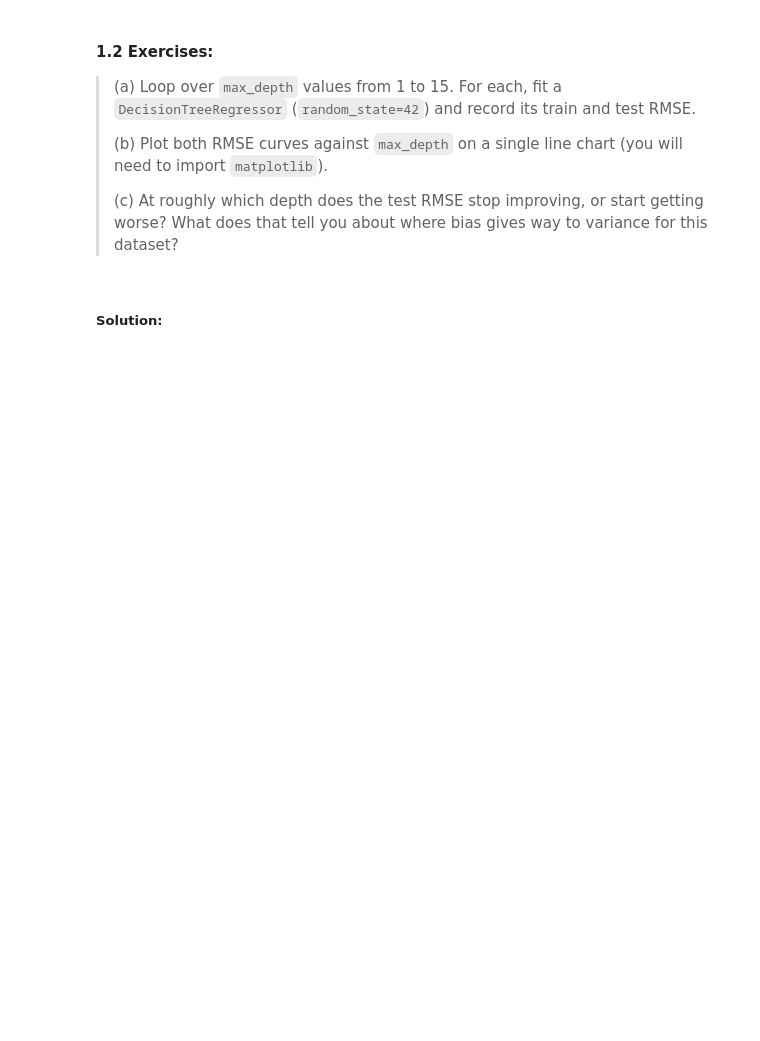
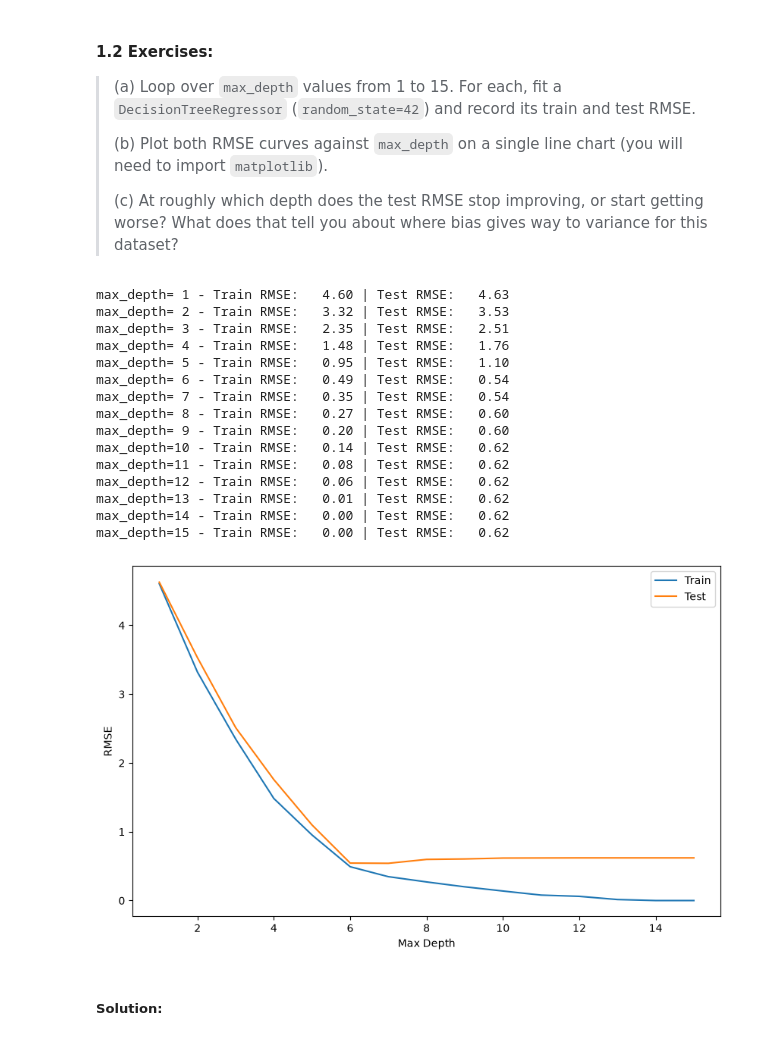
Before and after one commit to JuanBettinelli/Machine_Learning_for_Applied_Research, a Jupyter notebook: MLfAR_04_training.ipynb, the cells around one changed output. Drawn from its saved outputs; the diff is of its cells as text; code cells hidden in the pictures; blank space fills up the shorter version.

```diff
--- a/MLfAR_04_training.ipynb
+++ b/MLfAR_04_training.ipynb
@@ -131,6 +191,45 @@ for depth in [3, None]:
 > (c) At roughly which depth does the test RMSE stop improving, or start getting worse? What does that tell you about where bias gives way to variance for this dataset?
 # %%
 # Your solution:
+# (a) Loop over `max_depth` values from 1 to 15. For each, fit a `DecisionTreeRegressor` (`random_state=42`) and record its train and test RMSE.
+
+for depth in range(1, 16):
+    tree = DecisionTreeRegressor(max_depth=depth, random_state=42)
+    tree.fit(X_train, y_train)
+    train_rmse = rmse(y_train, tree.predict(X_train))
+    test_rmse = rmse(y_test, tree.predict(X_test))
+    print(f"max_depth={depth:2d} - Train RMSE: {train_rmse:6.2f} | Test RMSE: {test_rmse:6.2f}")
+
+# (b) Plot both RMSE curves against `max_depth` on a single line chart (you will need to import `matplotlib`).
+import matplotlib.pyplot as plt
+
+plt.figure(figsize=(10, 6))
+plt.plot([d for d in range(1, 16)], [rmse(y_train, DecisionTreeRegressor(max_depth=d, random_state=42).fit(X_train, y_train).predict(X_train)) for d in range(1, 16)], label='Train')
+plt.plot([d for d in range(1, 16)], [rmse(y_test, DecisionTreeRegressor(max_depth=d, random_state=42).fit(X_train, y_train).predict(X_test)) for d in range(1, 16)], label='Test')
+plt.xlabel('Max Depth')
+plt.ylabel('RMSE')
+plt.legend()
+plt.show()
+
+# (c) At roughly which depth does the test RMSE stop improving, or start getting worse? What does that tell you about where bias gives way to variance for this dataset?
+# The test RMSE stops improving and starts getting worse around max_depth=6-7. This indicates that the model starts to overfit the training data as the depth increases, leading to a decrease in generalization performance on the test set. This is a classic sign of the bias-variance tradeoff, where increasing model complexity (depth) initially reduces bias but eventually increases variance, resulting in poorer performance on unseen data.
+# %% [output]
+max_depth= 1 - Train RMSE:   4.60 | Test RMSE:   4.63
+max_depth= 2 - Train RMSE:   3.32 | Test RMSE:   3.53
+max_depth= 3 - Train RMSE:   2.35 | Test RMSE:   2.51
+max_depth= 4 - Train RMSE:   1.48 | Test RMSE:   1.76
+max_depth= 5 - Train RMSE:   0.95 | Test RMSE:   1.10
+max_depth= 6 - Train RMSE:   0.49 | Test RMSE:   0.54
+max_depth= 7 - Train RMSE:   0.35 | Test RMSE:   0.54
+max_depth= 8 - Train RMSE:   0.27 | Test RMSE:   0.60
+max_depth= 9 - Train RMSE:   0.20 | Test RMSE:   0.60
+max_depth=10 - Train RMSE:   0.14 | Test RMSE:   0.62
+max_depth=11 - Train RMSE:   0.08 | Test RMSE:   0.62
+max_depth=12 - Train RMSE:   0.06 | Test RMSE:   0.62
+max_depth=13 - Train RMSE:   0.01 | Test RMSE:   0.62
+max_depth=14 - Train RMSE:   0.00 | Test RMSE:   0.62
+max_depth=15 - Train RMSE:   0.00 | Test RMSE:   0.62
+[figure, added]
 # %% [markdown]
 ##### Solution:
 # %%
```
Also changed, not shown: parts of 12 cells of this notebook, 1 other file.
